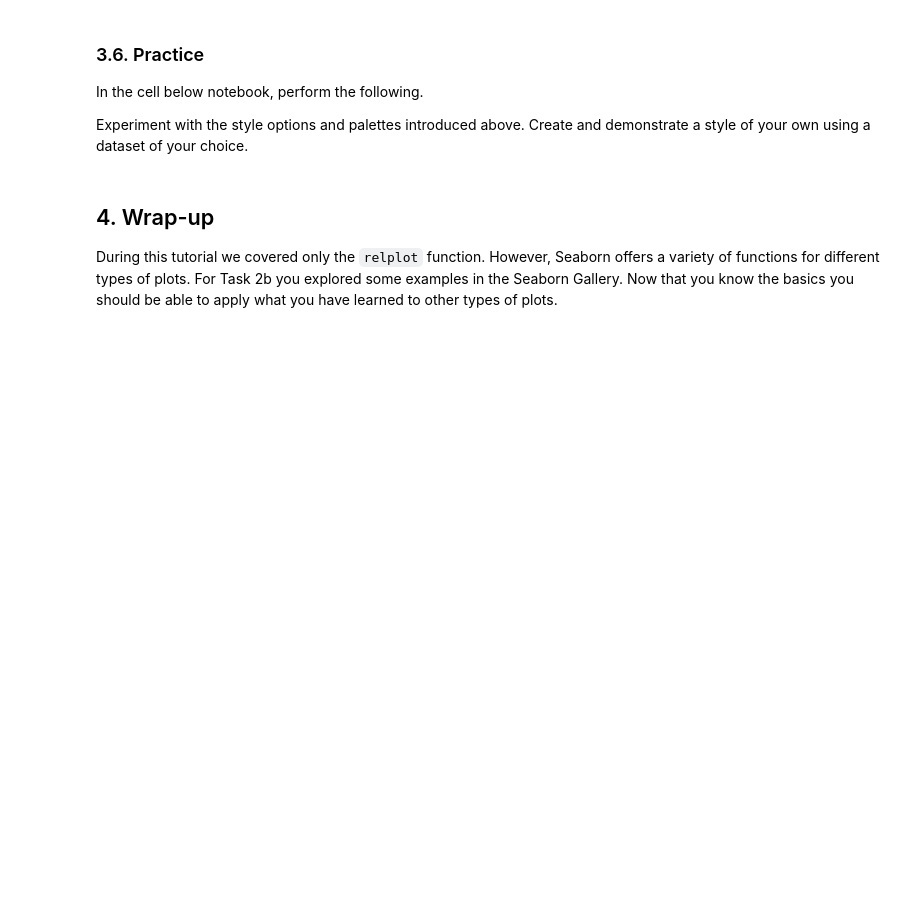
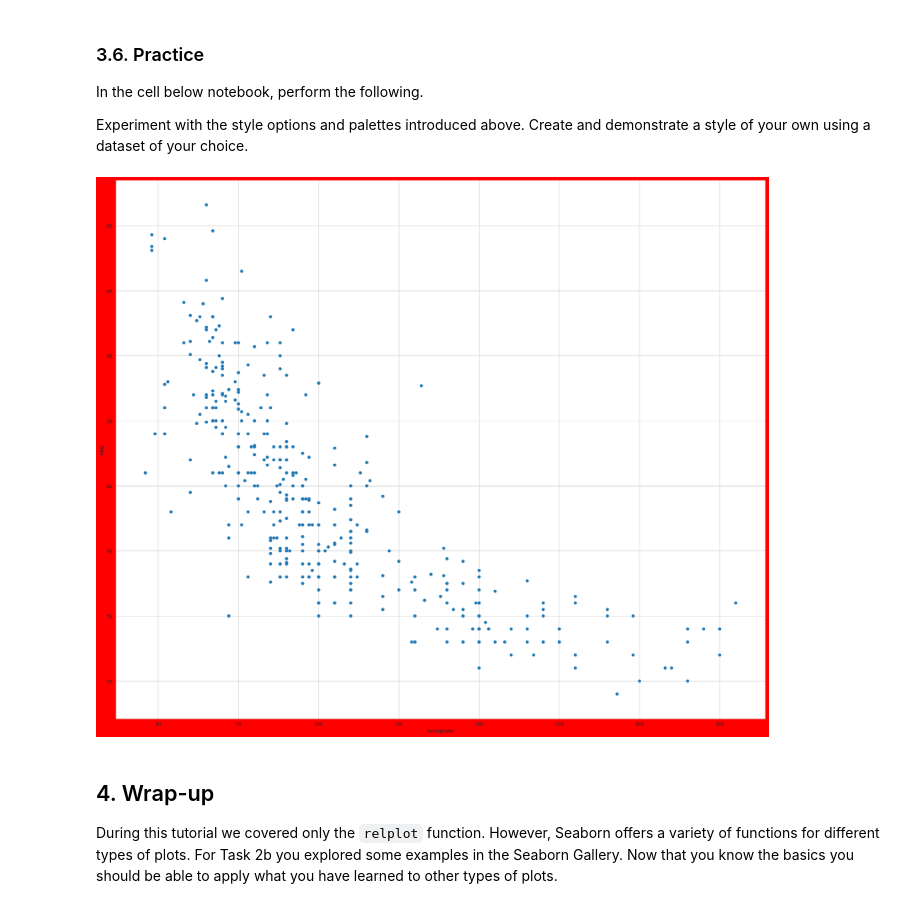
Before and after one commit to edomsic/Data-Analytics-With-Python, a Jupyter notebook: Module2-Data_Analytics/A08-Seaborn.ipynb, the cells around one changed output. Drawn from its saved outputs; the diff is of its cells as text; code cells hidden in the pictures; blank space fills up the shorter version.

```diff
--- a/Module2-Data_Analytics/A08-Seaborn.ipynb
+++ b/Module2-Data_Analytics/A08-Seaborn.ipynb
@@ -481,6 +510,21 @@ with sns.axes_style("darkgrid", rc=my_style_options):
 In the cell below notebook, perform the following.
 
 Experiment with the style options and palettes introduced above. Create and demonstrate a style of your own using a dataset of your choice.
+# %%
+mpg = sns.load_dataset('mpg')
+
+# Create style dictionary:
+my_style_options = {'figure.facecolor': 'red',
+                    'axes.facecolor': 'white'}
+
+# Apply style changes temporarily.
+with sns.axes_style("whitegrid", rc=my_style_options):
+    sns.relplot(x="horsepower", y="mpg", data=mpg,
+                palette='Accent',    # Change the color.
+                edgecolor="none",  # Remove the white outline.
+                height=15, aspect=1.2);
+# %% [output]
+[figure, added]
 # %% [markdown]
 ## 4. Wrap-up
 
```
Also changed, not shown: parts of 4 cells of this notebook, 2 other files.
